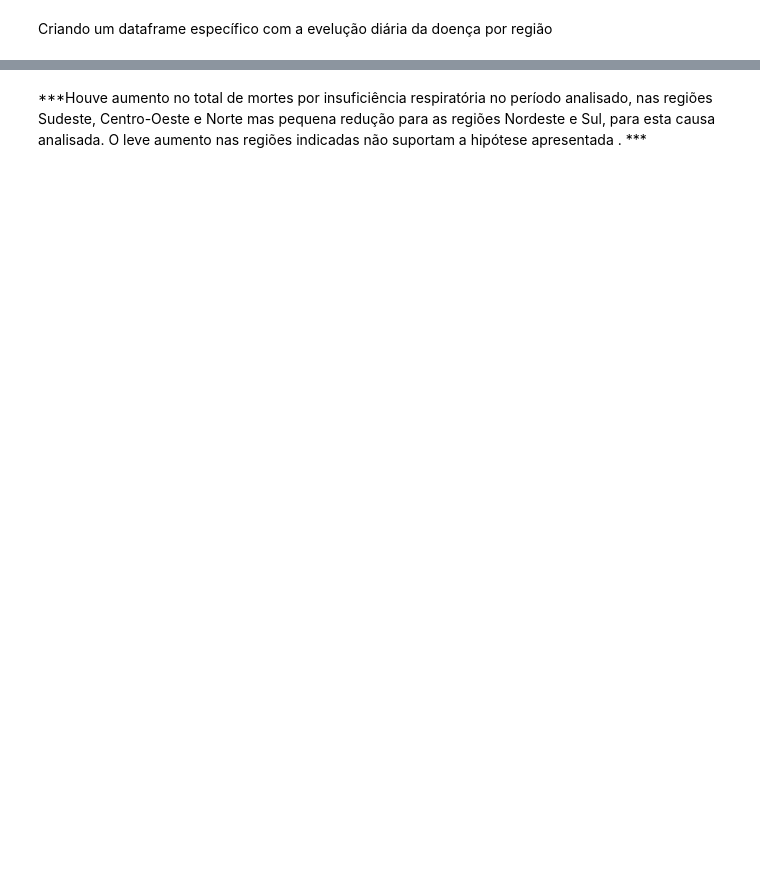
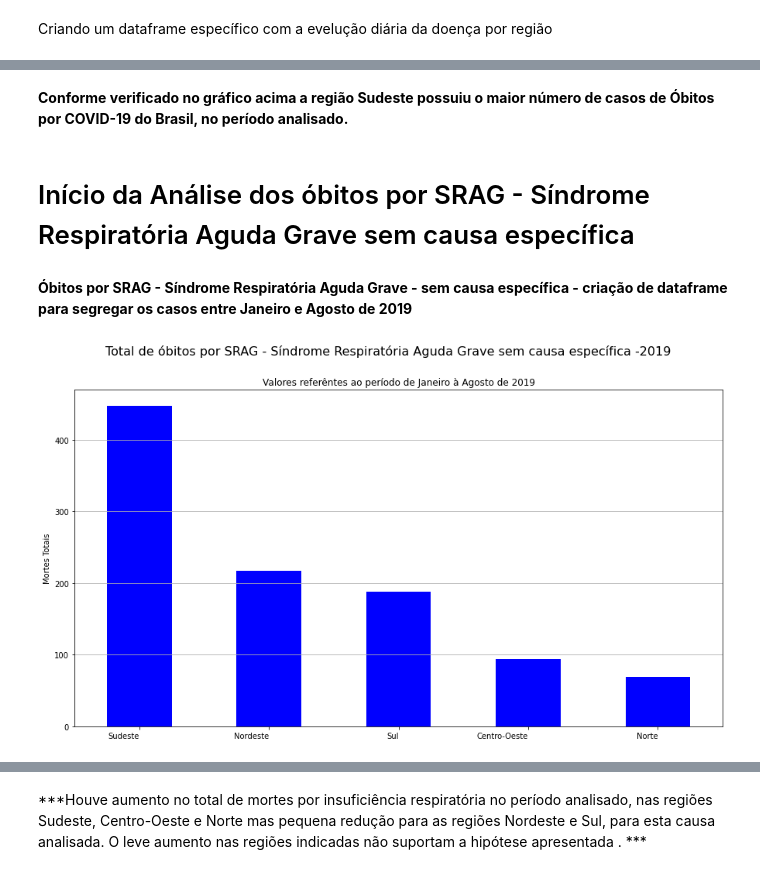
Before and after one commit to b4urock/Covid-19-Data-Analysis, a Jupyter notebook: Pablo_Pereira_Projeto_Módulo_01.ipynb, the cells around one changed output, grey strips where cells are left out. Cells and saved outputs as stored; diff of their text form; code cells hidden in the pictures; blank space fills up the shorter version.

```diff
--- a/Pablo_Pereira_Projeto_Módulo_01.ipynb
+++ b/Pablo_Pereira_Projeto_Módulo_01.ipynb
@@ -422,23 +421,6 @@ dfTotalDeaths =  totaldeaths.query('date in {}'.format(dates)).sort_values(by=['
 #Conversão da data para string para facilitar a plotagem e mantendo a data anterior para fins de ordenação
 dfTotalDeaths['date_orig'] = dfTotalDeaths['date']
 dfTotalDeaths['date']      = dfTotalDeaths['date'].dt.strftime("%Y/%b")
-
-
-#Convertendo os valores necessários
-#dfTotalDeaths['new_deaths_indeterminate_2019']        = dfTotalDeaths['new_deaths_indeterminate_2019'].astype(int)
-#dfTotalDeaths['new_deaths_respiratory_failure_2019']  = dfTotalDeaths['new_deaths_respiratory_failure_2019'].astype(int)
-#dfTotalDeaths['new_deaths_others_2019']               = dfTotalDeaths['new_deaths_others_2019'].astype(int)
-#dfTotalDeaths['new_deaths_pneumonia_2019']            = dfTotalDeaths['new_deaths_pneumonia_2019'].astype(int)
-#dfTotalDeaths['new_deaths_septicemia_2019']           = dfTotalDeaths['new_deaths_septicemia_2019'].astype(int)
-#dfTotalDeaths['new_deaths_sars_2019']                 = dfTotalDeaths['new_deaths_sars_2019'].astype(int)
-#dfTotalDeaths['new_deaths_covid19']                   = dfTotalDeaths['new_deaths_covid19'].astype(int)
-#dfTotalDeaths['new_deaths_indeterminate_2020']        = dfTotalDeaths['new_deaths_indeterminate_2020'].astype(int)
-#dfTotalDeaths['new_deaths_respiratory_failure_2020']  = dfTotalDeaths['new_deaths_respiratory_failure_2020'].astype(int)
-dfTotalDeaths['new_deaths_others_2020']               = dfTotalDeaths['new_deaths_others_2020'].astype(int)
-#dfTotalDeaths['new_deaths_pneumonia_2020']            = dfTotalDeaths['new_deaths_pneumonia_2020'].astype(int)
-#dfTotalDeaths['new_deaths_septicemia_2020']           = dfTotalDeaths['new_deaths_septicemia_2020'].astype(int)
-#dfTotalDeaths['new_deaths_sars_2020']                 = dfTotalDeaths['new_deaths_sars_2020'].astype(int)
-dfTotalDeaths['new_deaths_total_2020']                = dfTotalDeaths['new_deaths_total_2020'].astype(int)
 
 # usado map, para a criação da Coluna region que contém a região ao qual o estado pretence
 dfTotalDeaths["region"] = dfTotalDeaths['state'].map(RegionStates)
@@ -683,0 +596,28 @@ Criação de Dataframe com totais de óbitos por região para todas as demais do
+# %% [markdown]
+**Conforme verificado no gráfico acima a região Sudeste possuiu o maior número de casos de Óbitos por COVID-19 do Brasil, no período analisado.**
+# %% [markdown]
+# Início da Análise dos óbitos por SRAG - Síndrome Respiratória Aguda Grave sem causa específica
+# %% [markdown]
+**Óbitos por SRAG - Síndrome Respiratória Aguda Grave - sem causa específica - criação de dataframe para segregar os casos entre Janeiro e Agosto de 2019**
+# %%
+# Preparando o DataFrame e totalizando por regiões as mortes por SRAG - Cumulativo entre Janeiro até Agosto/2019
+
+dfSRAGDeaths_Region_2019 = dfTotalDeaths.query('date == "2020/Aug"' ).groupby("region") ["deaths_sars_2019"].sum().reset_index().sort_values("deaths_sars_2019", ascending=False)
+
+ax = dfSRAGDeaths_Region_2019.plot(x='region', y='deaths_sars_2019', kind='bar', color='blue', figsize=(15,8))
+ax.set_xticklabels( dfSRAGDeaths_Region_2019["region"], rotation=0, ha = "right")
+
+ax.yaxis.set_major_formatter(ticker.StrMethodFormatter("{x:,.0f}"))
+
+ax.set_ylabel("Mortes Totais")
+ax.set_xlabel("")
+ax.get_legend().remove()
+
+plt.suptitle("Total de óbitos por SRAG - Síndrome Respiratória Aguda Grave sem causa específica -2019", fontsize=16)
+plt.title("Valores referêntes ao período de Janeiro à Agosto de 2019", loc='center')
+plt.grid(axis = 'y')
+#plt.ylim(1000, 90000)
+
+plt.show()
+# %% [output]
+[figure, added]
```
Also changed, not shown: parts of 120 cells of this notebook.
